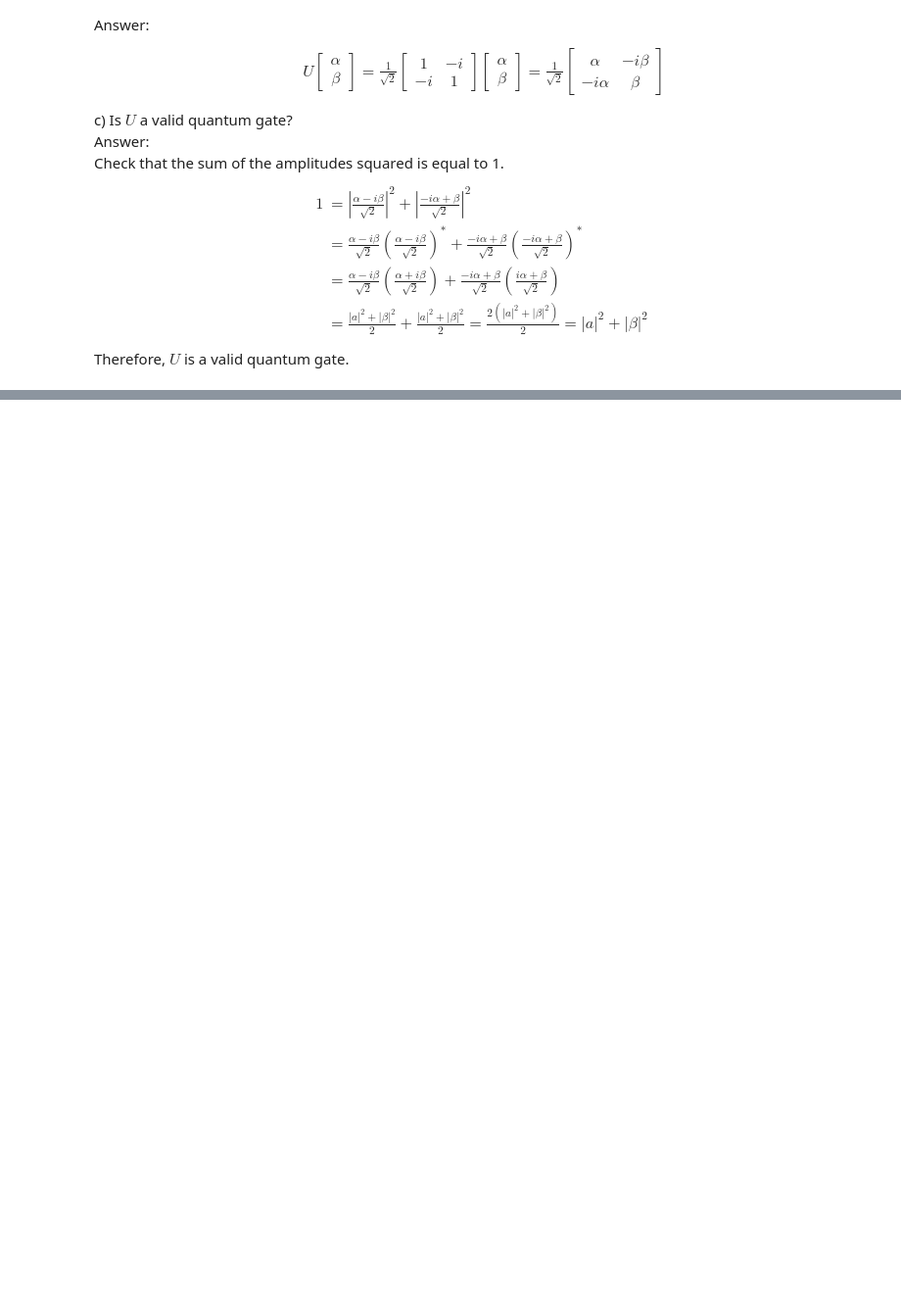
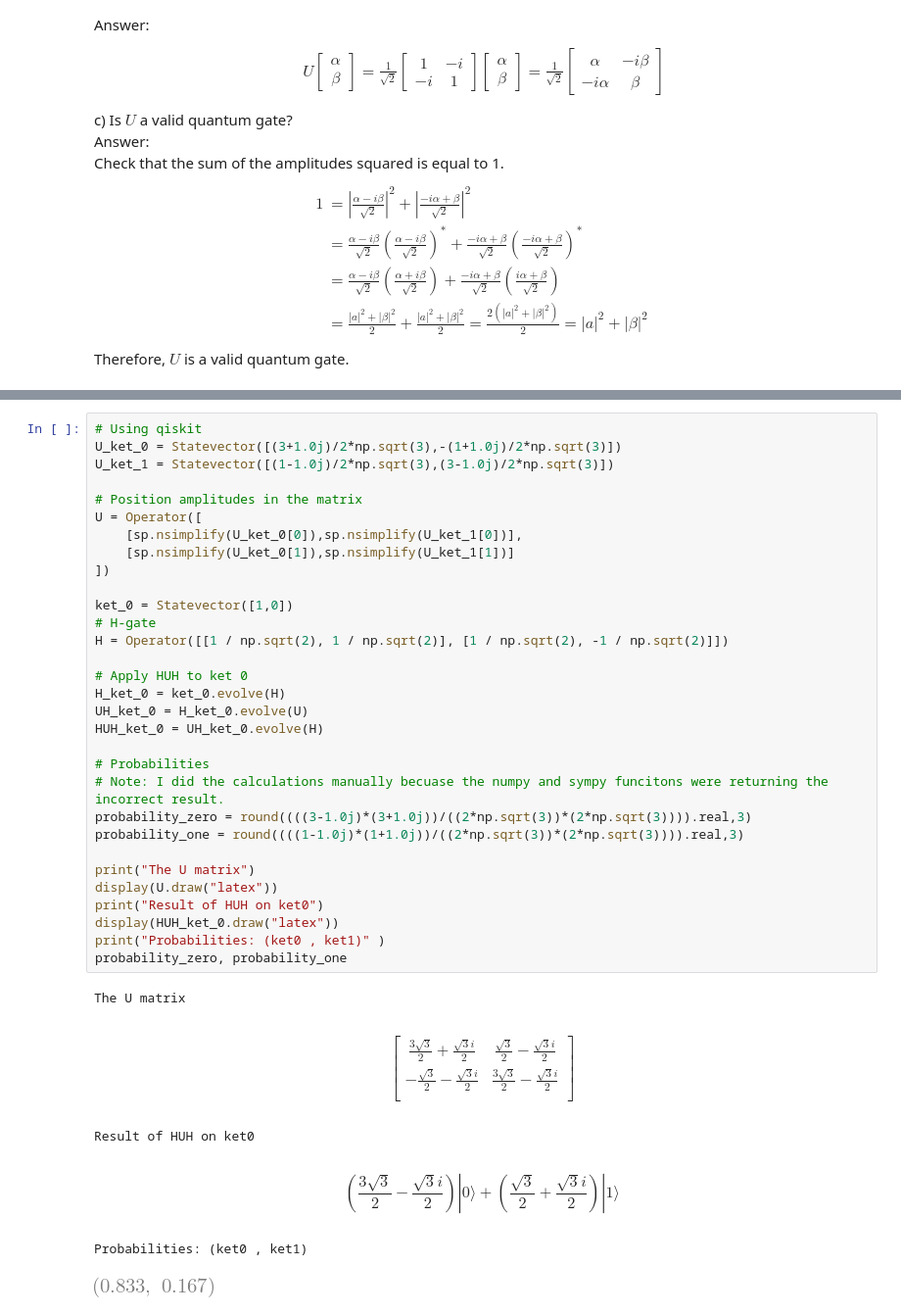
Before and after one commit to Artuk009/QuantumComputing, a Jupyter notebook: PracticeProblems_TWong/Chapter3.ipynb, the cells around one changed output, grey strips where cells are left out. Shown at 98% size. Drawn from its saved outputs; the diff is of its cells as text; blank space fills up the shorter version.

```diff
--- a/PracticeProblems_TWong/Chapter3.ipynb
+++ b/PracticeProblems_TWong/Chapter3.ipynb
@@ -337,0 +346,43 @@ Therefore, $U$ is a valid quantum gate.
+# %%
+# Using qiskit
+U_ket_0 = Statevector([(3+1.0j)/2*np.sqrt(3),-(1+1.0j)/2*np.sqrt(3)])
+U_ket_1 = Statevector([(1-1.0j)/2*np.sqrt(3),(3-1.0j)/2*np.sqrt(3)])
+
+# Position amplitudes in the matrix
+U = Operator([
+    [sp.nsimplify(U_ket_0[0]),sp.nsimplify(U_ket_1[0])],
+    [sp.nsimplify(U_ket_0[1]),sp.nsimplify(U_ket_1[1])]
+])
+
+ket_0 = Statevector([1,0])
+# H-gate
+H = Operator([[1 / np.sqrt(2), 1 / np.sqrt(2)], [1 / np.sqrt(2), -1 / np.sqrt(2)]])
+
+# Apply HUH to ket 0
+H_ket_0 = ket_0.evolve(H)
+UH_ket_0 = H_ket_0.evolve(U)
+HUH_ket_0 = UH_ket_0.evolve(H)
+
+# Probabilities
+# Note: I did the calculations manually becuase the numpy and sympy funcitons were returning the incorrect result.
+probability_zero = round((((3-1.0j)*(3+1.0j))/((2*np.sqrt(3))*(2*np.sqrt(3)))).real,3)
+probability_one = round((((1-1.0j)*(1+1.0j))/((2*np.sqrt(3))*(2*np.sqrt(3)))).real,3)
+
+print("The U matrix")
+display(U.draw("latex"))
+print("Result of HUH on ket0")
+display(HUH_ket_0.draw("latex"))
+print("Probabilities: (ket0 , ket1)" )
+probability_zero, probability_one
+# %% [output]
+The U matrix
+$$
+\begin{bmatrix}
+\frac{3 \sqrt{3}}{2} + \frac{\sqrt{3} i}{2} & \frac{\sqrt{3}}{2} - \frac{\sqrt{3} i}{2}  \\
+ - \frac{\sqrt{3}}{2} - \frac{\sqrt{3} i}{2} & \frac{3 \sqrt{3}}{2} - \frac{\sqrt{3} i}{2}  \\
+ \end{bmatrix}
+$$
+Result of HUH on ket0
+$$(\frac{3 \sqrt{3}}{2} - \frac{\sqrt{3} i}{2}) |0\rangle+(\frac{\sqrt{3}}{2} + \frac{\sqrt{3} i}{2}) |1\rangle$$
+Probabilities: (ket0 , ket1)
+[figure, added]
```
Also changed, not shown: parts of 1 cell of this notebook.
